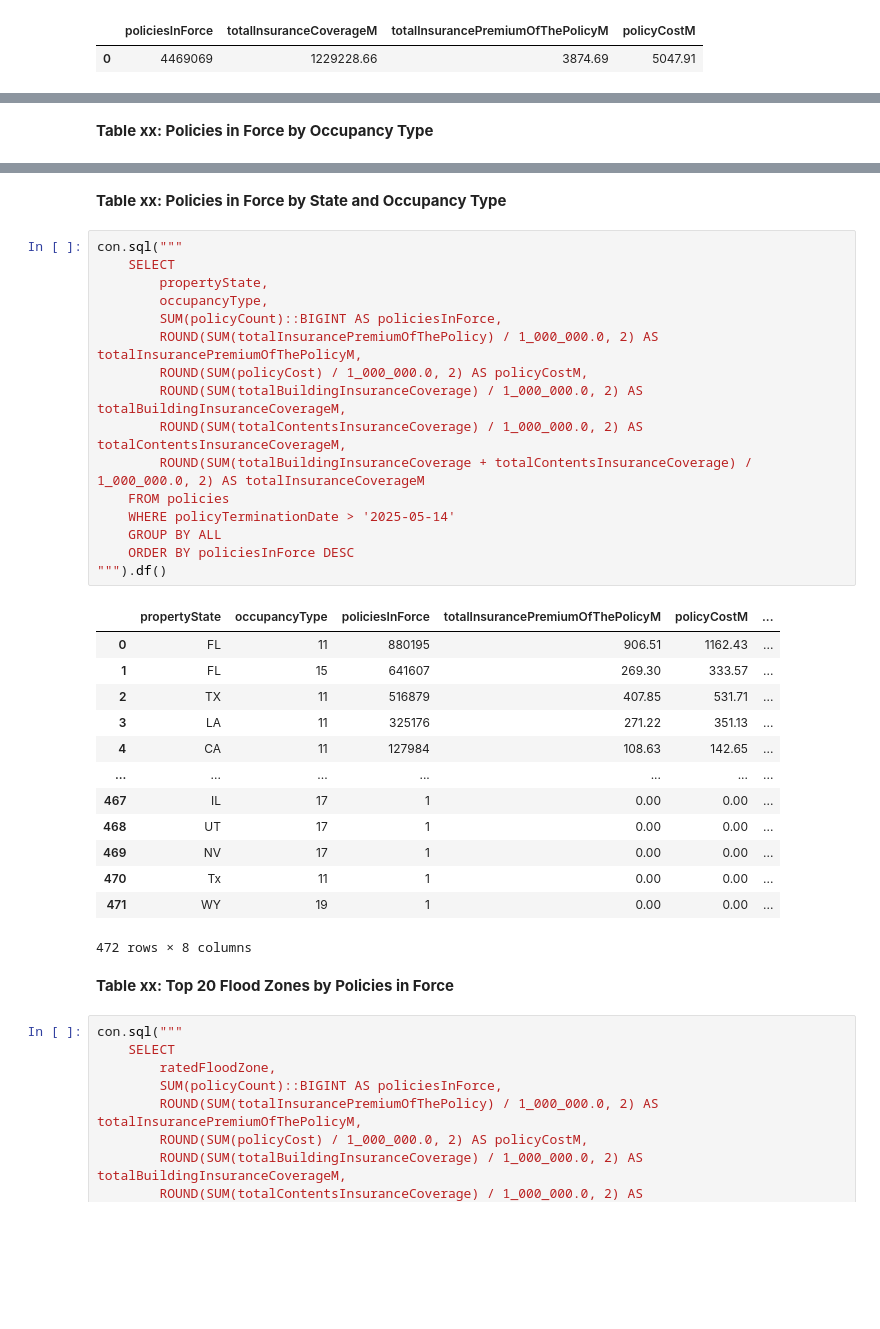
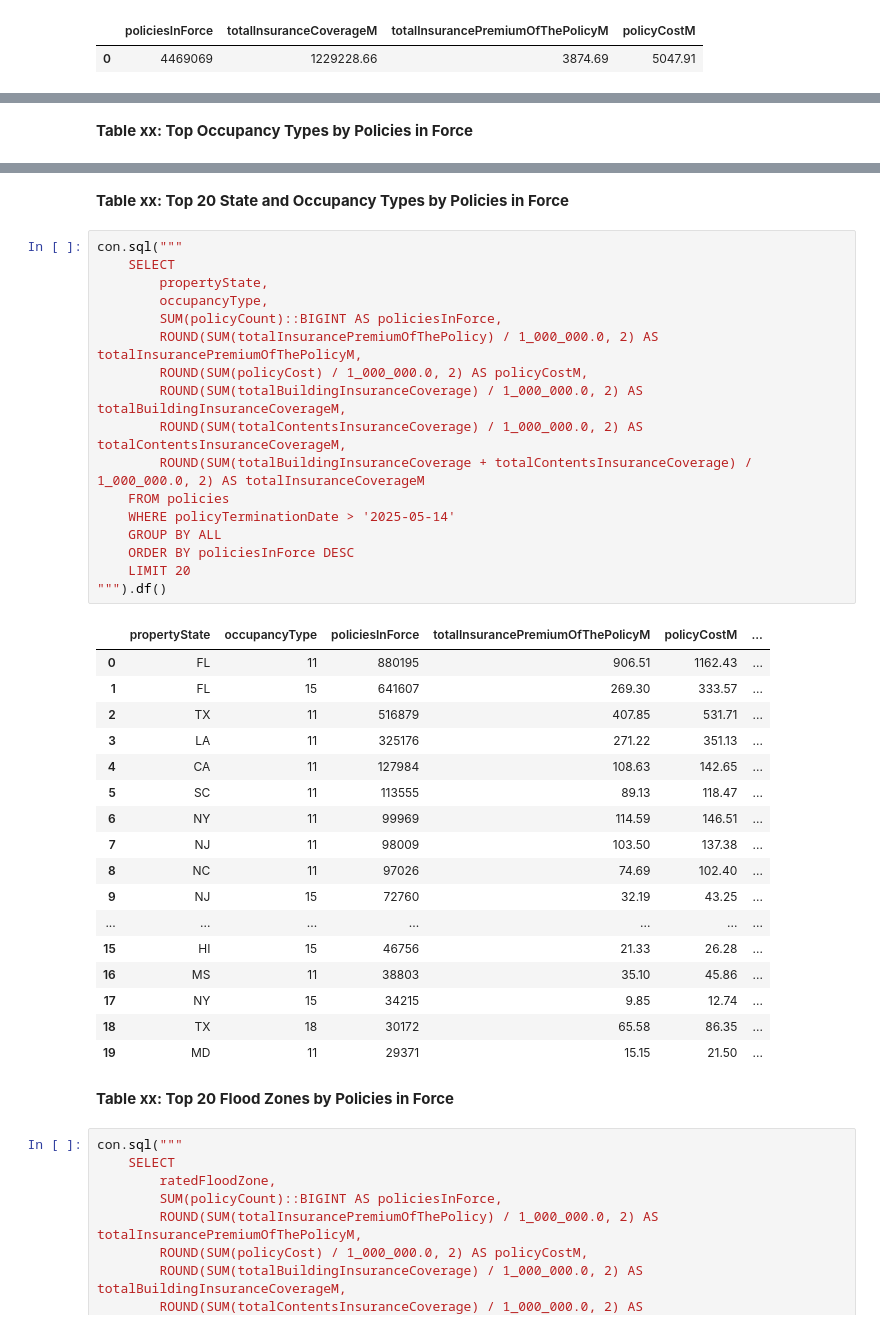
Before and after one commit to mebauer/duckdb-fema-nfip, a Jupyter notebook: analysis-policies.ipynb, the cells around one changed output, grey strips where cells are left out. Saved outputs shown, nothing was run; the diff lists cells and outputs as text; blank space fills up the shorter version.

```diff
--- a/analysis-policies.ipynb
+++ b/analysis-policies.ipynb
@@ -359,8 +359,8 @@ con.sql("""
 | 17 | FL | 12127 | 45673 | 11744.43 | 24.91 | 32.715 |
 | 18 | SC | 45013 | 44837 | 12833.29 | 29.16 | 39.407 |
 | 19 | FL | 12009 | 43397 | 12462.73 | 26.20 | 34.777 |
-# %% [markdown]
-**Table xx: Policies in Force by Occupancy Type**
+# %% [markdown]
+**Table xx: Top Occupancy Types by Policies in Force**
 # %%
 con.sql("""
     SELECT
@@ -387,40 +387,45 @@ con.sql("""
 | 6 | 13 | 52106 | 108.88 | 143.96 | 22290.53 | ... |
 | 7 | 19 | 4523 | 5.46 | 7.78 | 0.00 | ... |
 | 8 | 17 | 688 | 0.68 | 1.00 | 64.79 | ... |
-# %% [markdown]
-**Table xx: Policies in Force by State and Occupancy Type**
+# %% [markdown]
+**Table xx: Top 20 State and Occupancy Types by Policies in Force**
 # %%
 con.sql("""
     SELECT
         propertyState,
         occupancyType,
         SUM(policyCount)::BIGINT AS policiesInForce,
         ROUND(SUM(totalInsurancePremiumOfThePolicy) / 1_000_000.0, 2) AS totalInsurancePremiumOfThePolicyM,
         ROUND(SUM(policyCost) / 1_000_000.0, 2) AS policyCostM,
         ROUND(SUM(totalBuildingInsuranceCoverage) / 1_000_000.0, 2) AS totalBuildingInsuranceCoverageM,
         ROUND(SUM(totalContentsInsuranceCoverage) / 1_000_000.0, 2) AS totalContentsInsuranceCoverageM,
         ROUND(SUM(totalBuildingInsuranceCoverage + totalContentsInsuranceCoverage) / 1_000_000.0, 2) AS totalInsuranceCoverageM
     FROM policies
     WHERE policyTerminationDate > '2025-05-14'
     GROUP BY ALL
     ORDER BY policiesInForce DESC
+    LIMIT 20
 """).df()
 # %% [output]
 |  | propertyState | occupancyType | policiesInForce | totalInsurancePremiumOfThePolicyM | policyCostM | ... |
 | 0 | FL | 11 | 880195 | 906.51 | 1162.43 | ... |
 | 1 | FL | 15 | 641607 | 269.30 | 333.57 | ... |
 | 2 | TX | 11 | 516879 | 407.85 | 531.71 | ... |
 | 3 | LA | 11 | 325176 | 271.22 | 351.13 | ... |
 | 4 | CA | 11 | 127984 | 108.63 | 142.65 | ... |
+| 5 | SC | 11 | 113555 | 89.13 | 118.47 | ... |
+| 6 | NY | 11 | 99969 | 114.59 | 146.51 | ... |
+| 7 | NJ | 11 | 98009 | 103.50 | 137.38 | ... |
+| 8 | NC | 11 | 97026 | 74.69 | 102.40 | ... |
+| 9 | NJ | 15 | 72760 | 32.19 | 43.25 | ... |
 | ... | ... | ... | ... | ... | ... | ... |
-| 467 | IL | 17 | 1 | 0.00 | 0.00 | ... |
-| 468 | UT | 17 | 1 | 0.00 | 0.00 | ... |
-| 469 | NV | 17 | 1 | 0.00 | 0.00 | ... |
-| 470 | Tx | 11 | 1 | 0.00 | 0.00 | ... |
-| 471 | WY | 19 | 1 | 0.00 | 0.00 | ... |
+| 15 | HI | 15 | 46756 | 21.33 | 26.28 | ... |
+| 16 | MS | 11 | 38803 | 35.10 | 45.86 | ... |
+| 17 | NY | 15 | 34215 | 9.85 | 12.74 | ... |
+| 18 | TX | 18 | 30172 | 65.58 | 86.35 | ... |
+| 19 | MD | 11 | 29371 | 15.15 | 21.50 | ... |
-472 rows × 8 columns
-# %% [markdown]
-**Table xx: Top 20 Flood Zones by Policies in Force**
+# %% [markdown]
+**Table xx: Top 20 Flood Zones by Policies in Force**
 # %%
 con.sql("""
     SELECT
```
Also changed, not shown: parts of 28 cells of this notebook, 1 other file.
